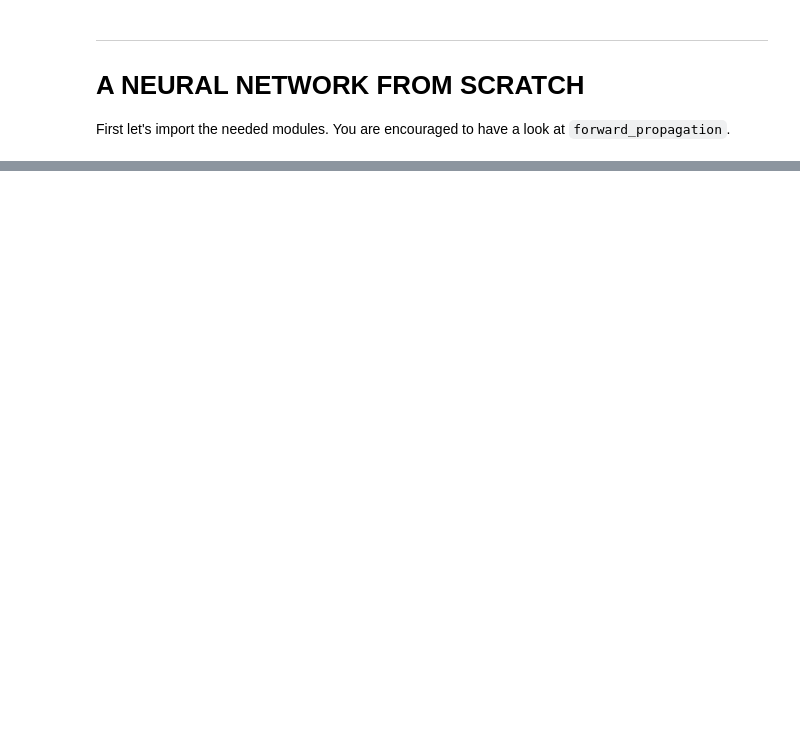
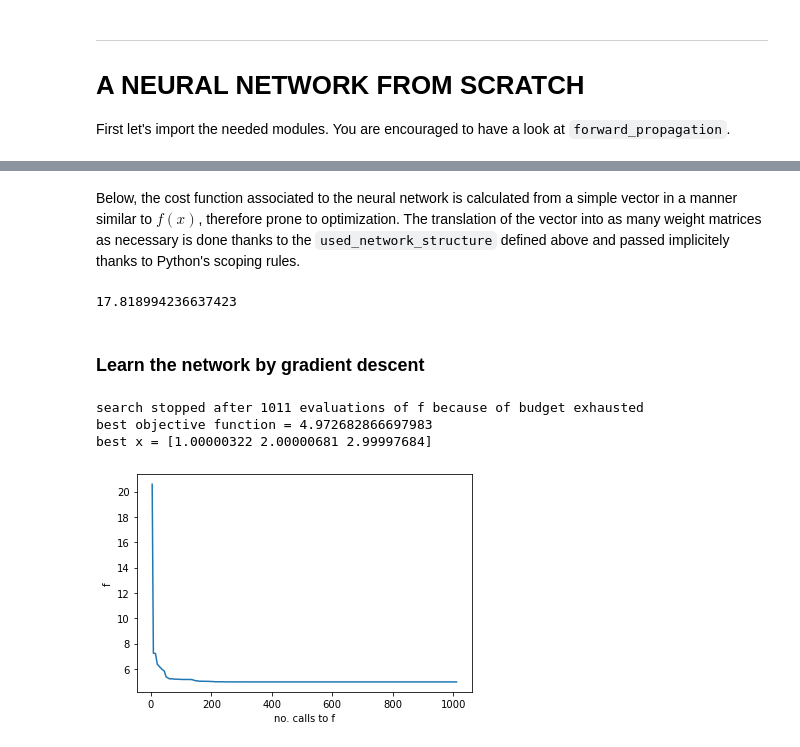
Before and after one commit to rleriche/Optimization_AI_Cotonou_2022, a Jupyter notebook: Code/project.ipynb, the cells around one changed output, grey strips where cells are left out. Drawn from its saved outputs; the diff is of its cells as text; code cells hidden in the pictures; blank space fills up the shorter version.

```diff
--- a/Code/project.ipynb
+++ b/Code/project.ipynb
@@ -131,0 +239,3 @@ np.random.seed(42)
+# %%
+predicted_output = forward_propagation(simulated_data["data"],weights,sigmoid)
+print(predicted_output)
@@ -131,0 +290,55 @@ np.random.seed(42)
+# %%
+def error_with_parameters(vector_weights: np.ndarray,
+                          network_structure: list[int],
+                          activation_function: Callable,
+                          data: dict,
+                          cost_function: Callable,
+                          regularization: float = 0) -> float:
+
+    weights = vector_to_weights(vector_weights,used_network_structure)
+    predicted_output = forward_propagation(data["data"],weights,activation_function)
+    predicted_output = predicted_output.reshape(-1,)
+
+    error = cost_function(predicted_output,data["target"]) + regularization * np.sum(np.abs(vector_weights))
+
+    return error
+# %%
+used_network_structure = [2,1] # 2 inputs features, 1 layer with 1 node
+used_activation = relu
+used_data = simulated_data
+used_cost_function = cost_function_mse
+
+
+def neural_network_cost(vector_weights):
+
+    cost = error_with_parameters(vector_weights,
+                                 network_structure = used_network_structure,
+                                 activation_function = used_activation,
+                                 data = used_data,
+                                 cost_function = used_cost_function)
+
+    return cost
+# %% [markdown]
+Below, the cost function associated to the neural network is calculated from a simple vector in a manner similar to $f(x)$, therefore prone to optimization. The translation of the vector into as many weight matrices as necessary is done thanks to the `used_network_structure` defined above and passed implicitely thanks to Python's scoping rules.
+# %%
+random_weights_as_vect = np.random.uniform(size=dim)
+neural_network_cost(random_weights_as_vect)
+# %% [output]
+17.818994236637423
+# %% [markdown]
+### Learn the network by gradient descent
+# %%
+LB = [-5] * 3
+UB = [5] * 3
+printlevel = 1
+res = gradient_descent(func = neural_network_cost,
+                 start_x = np.array([0.28677805, -0.07982693,  0.37394315]),
+                 LB = LB, UB = UB,budget = 1000,printlevel=printlevel)
+# %%
+print_rec(res=res, fun=neural_network_cost, dim=len(res["x_best"]),
+          LB=LB, UB=UB , printlevel=printlevel, logscale = False)
+# %% [output]
+search stopped after 1011 evaluations of f because of budget exhausted
+best objective function = 4.972682866697983
+best x = [1.00000322 2.00000681 2.99997684]
+[figure, added]
```
Also changed, not shown: parts of 22 cells of this notebook.
